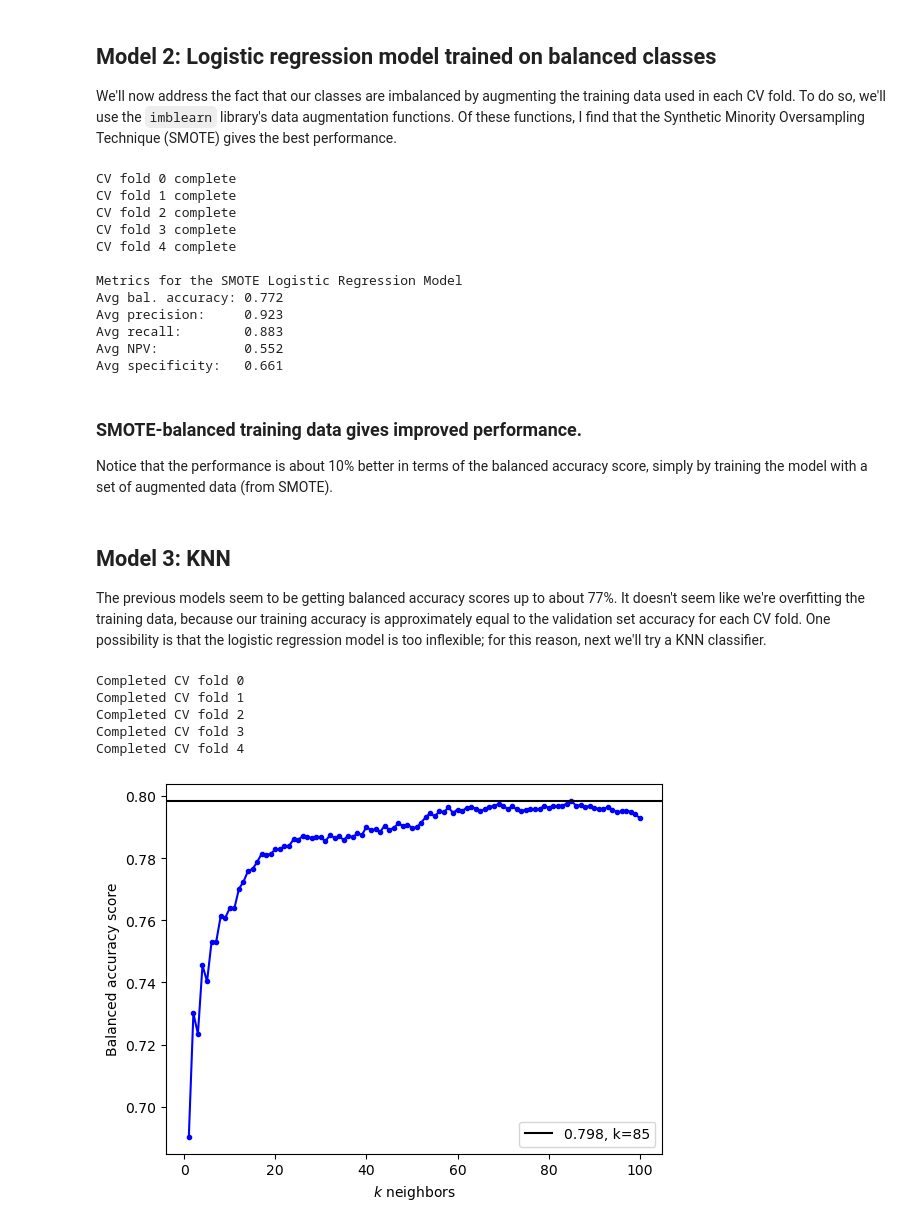
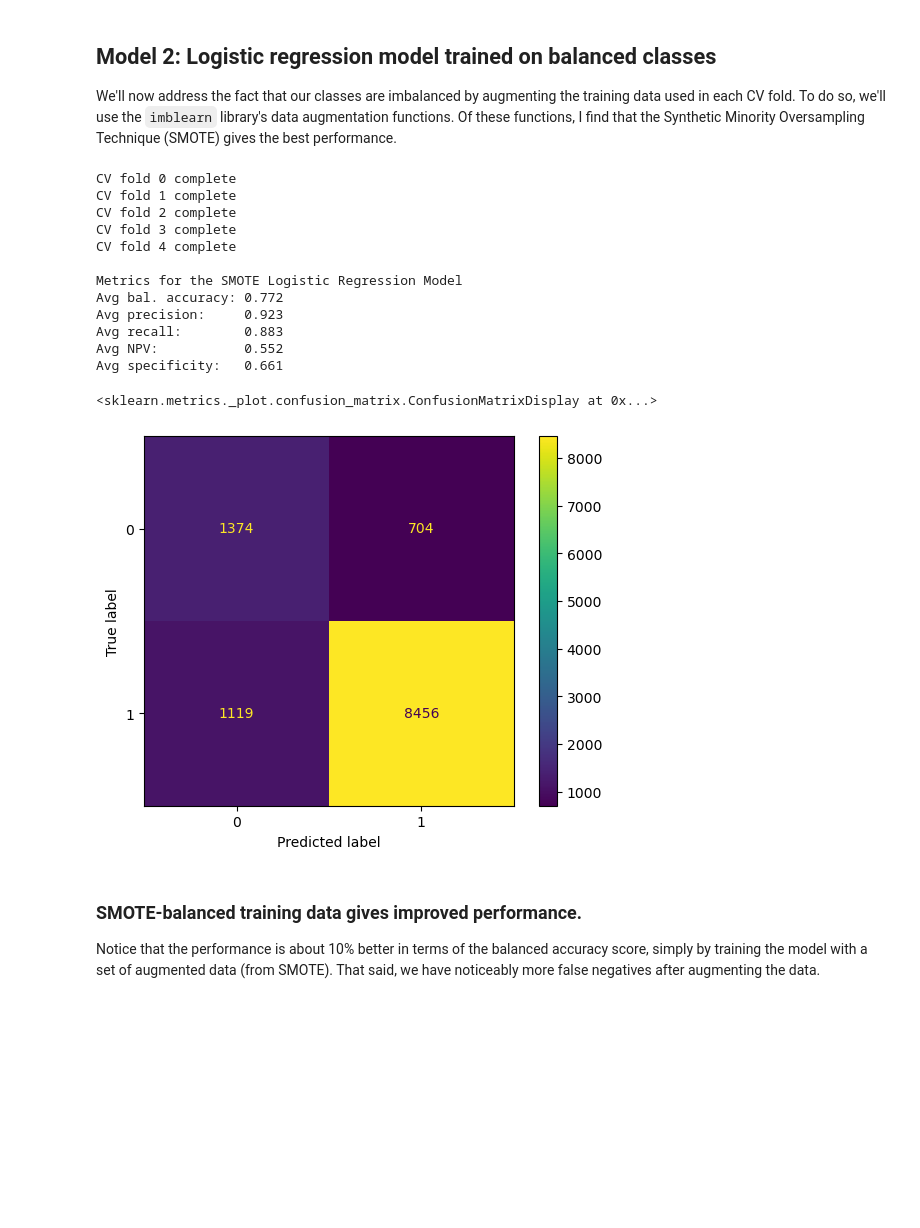
Before and after one commit to aapandy2/predicting_nba_player_retention, a Jupyter notebook: ModelSelection.ipynb, the cells around one changed output. Cells and saved outputs as stored; diff of their text form; code cells hidden in the pictures; blank space fills up the shorter version.

```diff
--- a/ModelSelection.ipynb
+++ b/ModelSelection.ipynb
@@ -170,6 +180,8 @@ from imblearn.over_sampling import SMOTE
 kfold = StratifiedKFold(n_splits=5, shuffle=True, random_state=815)
 
 metrics = []
+
+conf_matrices = []
 
 for i, (train_idx, test_idx) in enumerate(kfold.split(df_train[predictors], df_train.IN_LEAGUE_NEXT)):
     #grab the raw training data and test data for this CV fold
@@ -189,38 +201,42 @@ for i, (train_idx, test_idx) in enumerate(kfold.split(df_train[predictors], df_t
     #get prediction and balanced accuracy scores for validation set
     pred = lr.predict(X_val)
 
     #compute metrics and append them to list
     metrics.append(compute_metrics(y_val, pred))
 
+    #compute confusion matrix and append it to a list
+    conf_matrices.append(confusion_matrix(y_val, pred))
+
     print(f"CV fold {i} complete")
 
 #print CV averaged metrics
 avg_bal_acc, avg_prec, avg_recall, avg_npv, avg_spec = np.mean(np.array(metrics), axis=0)
+full_conf_matrix                                     = np.sum(conf_matrices, axis=0)
 
 print("\n" + "Metrics for the SMOTE Logistic Regression Model")
 print(f"Avg bal. accuracy: {avg_bal_acc:.3f}")
 print(f"Avg precision:     {avg_prec:.3f}")
 print(f"Avg recall:        {avg_recall:.3f}")
 print(f"Avg NPV:           {avg_npv:.3f}")
 print(f"Avg specificity:   {avg_spec:.3f}")
+
+ConfusionMatrixDisplay(full_conf_matrix).plot()
 # %% [output]
 CV fold 0 complete
 CV fold 1 complete
 CV fold 2 complete
 CV fold 3 complete
 CV fold 4 complete
 
 Metrics for the SMOTE Logistic Regression Model
 Avg bal. accuracy: 0.772
 Avg precision:     0.923
 Avg recall:        0.883
 Avg NPV:           0.552
 Avg specificity:   0.661
+<sklearn.metrics._plot.confusion_matrix.ConfusionMatrixDisplay at 0x...>
+[figure, added]
 # %% [markdown]
 ### SMOTE-balanced training data gives improved performance.
 
-Notice that the performance is about 10% better in terms of the balanced accuracy score, simply by training the model with a set of augmented data (from SMOTE).
+Notice that the performance is about 10% better in terms of the balanced accuracy score, simply by training the model with a set of augmented data (from SMOTE).  That said, we have noticeably more false negatives after augmenting the data.
-# %% [markdown]
-## Model 3: KNN
-
-The previous models seem to be getting balanced accuracy scores up to about 77%.  It doesn't seem like we're overfitting the training data, because our training accuracy is approximately equal to the validation set accuracy for each CV fold.  One possibility is that the logistic regression model is too inflexible; for this reason, next we'll try a KNN classifier.
@@ -229,52 +242,0 @@ from sklearn.neighbors import KNeighborsClassifier
-# %%
-NUM_FOLDS     = 5
-MAX_NEIGHBORS = 100
-
-kfold = StratifiedKFold(n_splits=NUM_FOLDS, shuffle=True, random_state=815)
-
-bal_acc_scores = np.zeros((NUM_FOLDS, MAX_NEIGHBORS)) #store a balanced accuracy score in the form [k_neighbors, bal_acc_score]
-
-for i, (train_idx, test_idx) in enumerate(kfold.split(df_train[predictors], df_train.IN_LEAGUE_NEXT)):
-    #grab the raw training data and test data for this CV fold
-    X_tt  = df_train[predictors].iloc[train_idx]
-    y_tt  = df_train.IN_LEAGUE_NEXT.iloc[train_idx]
-    X_val = df_train[predictors].iloc[test_idx]
-    y_val = df_train.IN_LEAGUE_NEXT.iloc[test_idx]
-
-    #resample the training data using SMOTE
-    smote = SMOTE(random_state=5)
-    X_tt_re, y_tt_re = smote.fit_resample(X_tt, y_tt)
-
-    for k in range(1, MAX_NEIGHBORS+1):
-        #train the model
-        knn = Pipeline([("scale", StandardScaler()), ("knn", KNeighborsClassifier(k))])
-        knn.fit(X_tt_re, y_tt_re)
-
-        #get prediction and balanced accuracy scores for validation set
-        pred_val               = knn.predict(X_val)
-        bal_acc_val            = balanced_accuracy_score(y_val, pred_val)
-        bal_acc_scores[i, k-1] = bal_acc_val
-        #bal_acc_scores.append([k, bal_acc_val])
-
-    print(f"Completed CV fold {i}")
-# %% [output]
-Completed CV fold 0
-Completed CV fold 1
-Completed CV fold 2
-Completed CV fold 3
-Completed CV fold 4
-# %%
-k = range(1, MAX_NEIGHBORS+1)
-
-score_vs_k = np.mean(bal_acc_scores, axis=0)
-best_score = np.amax(score_vs_k)
-best_k     = np.argmax(score_vs_k) + 1 #account for fact score_vs_k starts with index 0
-
-plt.plot(k, score_vs_k, 'b.-')
-plt.xlabel("$k$ neighbors")
-plt.ylabel("Balanced accuracy score")
-plt.axhline(best_score, label=f"{best_score:.3f}, k={best_k}", c='black')
-plt.legend()
-plt.show()
-# %% [output]
-[figure, removed]
```
Also changed, not shown: parts of 3 cells of this notebook.
